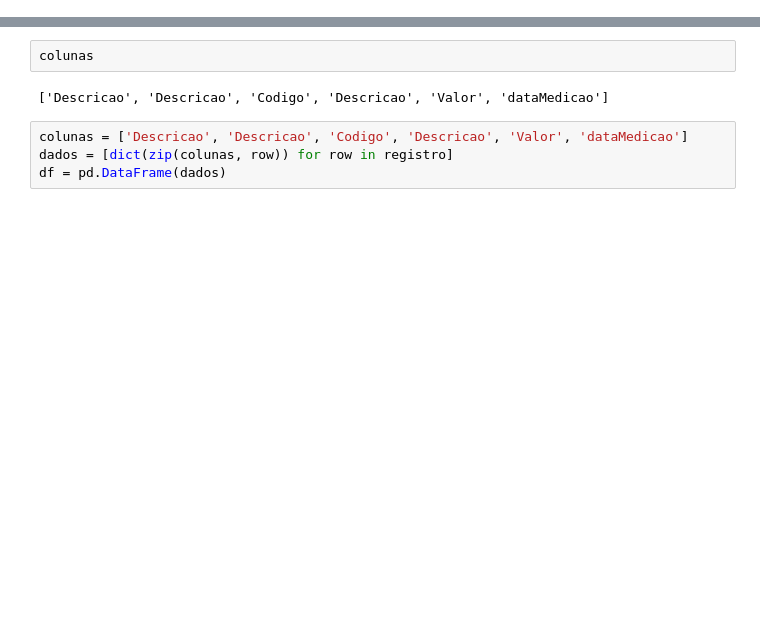
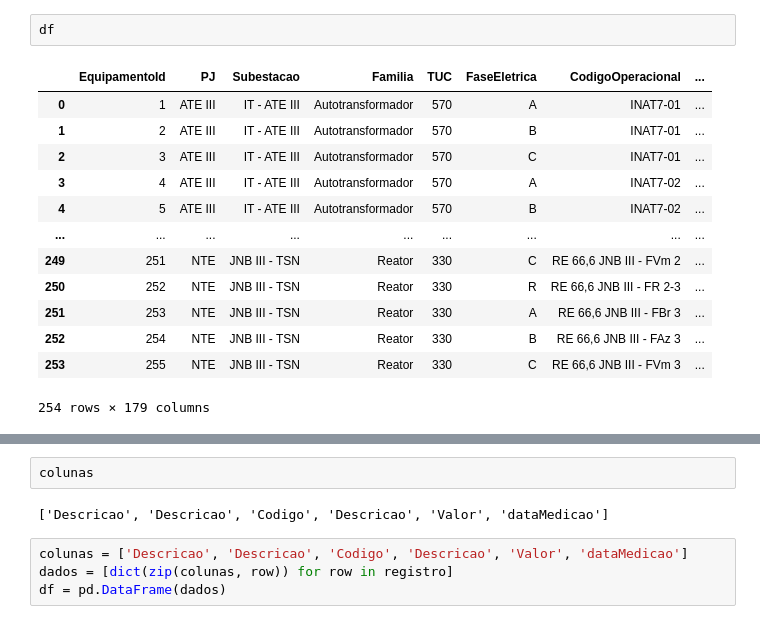
Before and after one commit to JoaoDias61/taesa-backend, a Jupyter notebook: teste.ipynb, the cells around one changed output, grey strips where cells are left out. Saved outputs shown, nothing was run; the diff lists cells and outputs as text; blank space fills up the shorter version.

```diff
--- a/teste.ipynb
+++ b/teste.ipynb
@@ -81,0 +30,16 @@ colunas = [column[0] for column in cursor.description]
+# %%
+df
+# %% [output]
+|  | EquipamentoId | PJ | Subestacao | Familia | TUC | FaseEletrica | CodigoOperacional | ... |
+| 0 | 1 | ATE III | IT - ATE III | Autotransformador | 570 | A | INAT7-01 | ... |
+| 1 | 2 | ATE III | IT - ATE III | Autotransformador | 570 | B | INAT7-01 | ... |
+| 2 | 3 | ATE III | IT - ATE III | Autotransformador | 570 | C | INAT7-01 | ... |
+| 3 | 4 | ATE III | IT - ATE III | Autotransformador | 570 | A | INAT7-02 | ... |
+| 4 | 5 | ATE III | IT - ATE III | Autotransformador | 570 | B | INAT7-02 | ... |
+| ... | ... | ... | ... | ... | ... | ... | ... | ... |
+| 249 | 251 | NTE | JNB III - TSN | Reator | 330 | C | RE 66,6 JNB III - FVm 2 | ... |
+| 250 | 252 | NTE | JNB III - TSN | Reator | 330 | R | RE 66,6 JNB III - FR 2-3 | ... |
+| 251 | 253 | NTE | JNB III - TSN | Reator | 330 | A | RE 66,6 JNB III - FBr 3 | ... |
+| 252 | 254 | NTE | JNB III - TSN | Reator | 330 | B | RE 66,6 JNB III - FAz 3 | ... |
+| 253 | 255 | NTE | JNB III - TSN | Reator | 330 | C | RE 66,6 JNB III - FVm 3 | ... |
+254 rows × 179 columns
```
Also changed, not shown: parts of 7 cells of this notebook, 5 other files.
